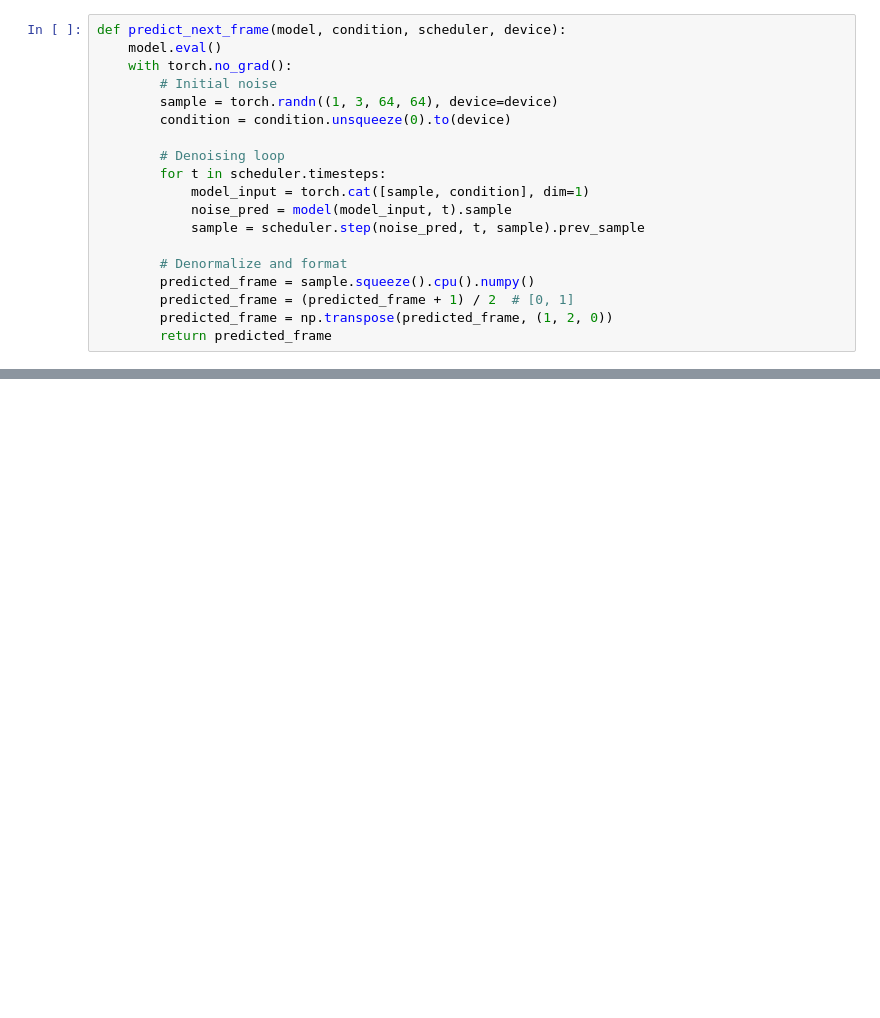
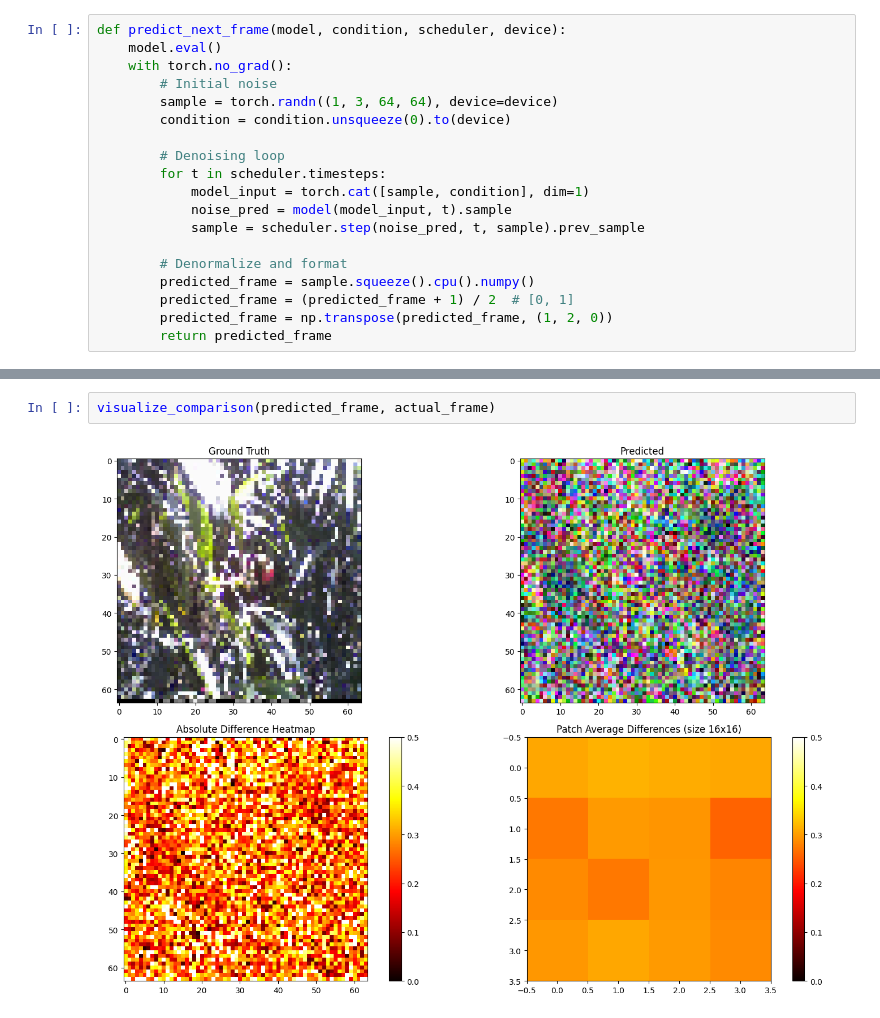
Before and after one commit to chrishon/capstone-camera-traps, a Jupyter notebook: notebooks/diffusion_model_testing.ipynb, the cells around one changed output, grey strips where cells are left out. Drawn from its saved outputs; the diff is of its cells as text; blank space fills up the shorter version.

```diff
--- a/notebooks/diffusion_model_testing.ipynb
+++ b/notebooks/diffusion_model_testing.ipynb
@@ -141,0 +185,4 @@ plt.show()
+# %%
+visualize_comparison(predicted_frame, actual_frame)
+# %% [output]
+[figure, added]
```
Also changed, not shown: parts of 9 cells of this notebook, 1 other file.
